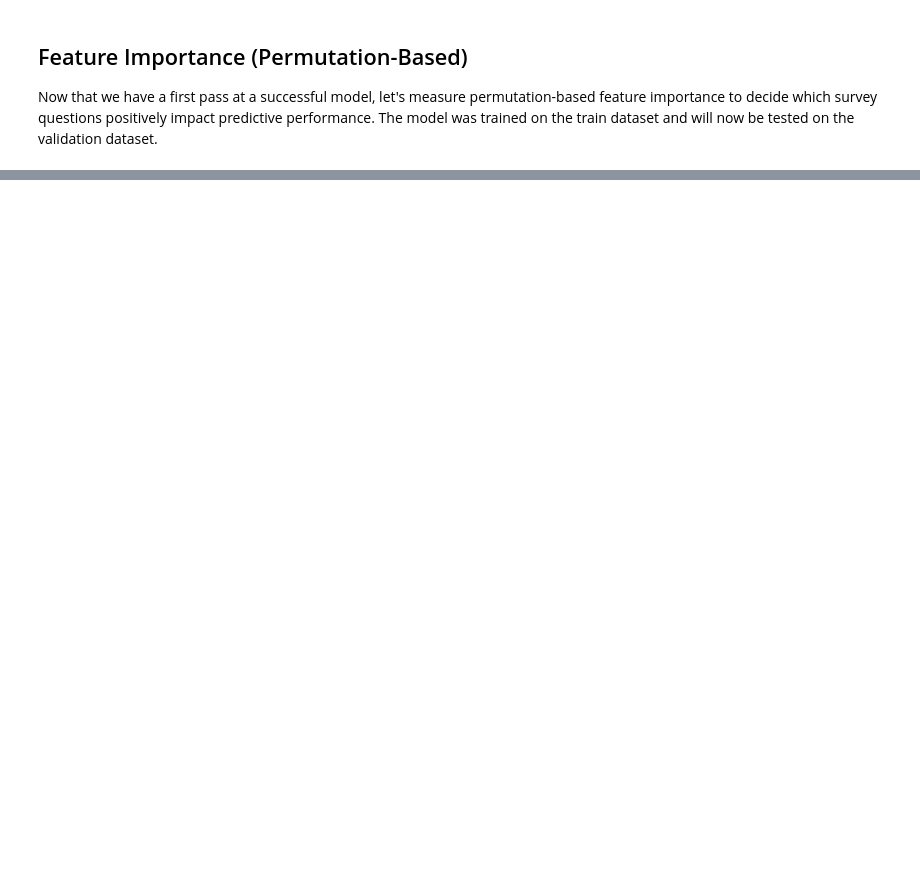
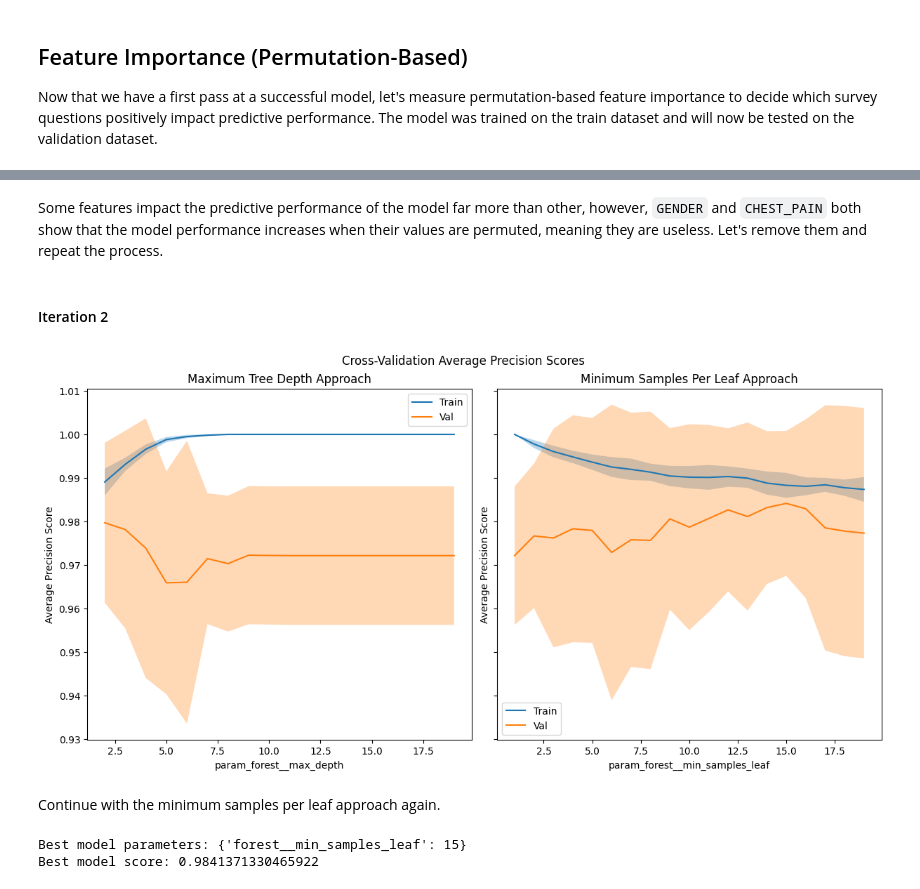
Before and after one commit to jesseingraham/lung-cancer-survey-prediction, a Jupyter notebook: notebooks/predicting-lung-cancer-and-survey-analysis.ipynb, the cells around one changed output, grey strips where cells are left out. Drawn from its saved outputs; the diff is of its cells as text; code cells hidden in the pictures; blank space fills up the shorter version.

```diff
--- a/notebooks/predicting-lung-cancer-and-survey-analysis.ipynb
+++ b/notebooks/predicting-lung-cancer-and-survey-analysis.ipynb
@@ -155,6 +295,6 @@ X_train, X_val, y_train, y_val = train_test_split(X_train, y_train, test_size=0.
 # %%
-# Helper function
 def plot_cv_results(results1, results2, x1='param_max_depth', x2='min_samples_leaf'):
+    """Helper function to visualize cross-validation results between two models."""
     # Create subplots
     fig, (ax1, ax2) = plt.subplots(nrows=1, ncols=2, figsize=(12, 6), constrained_layout=True, sharey=True)
 
@@ -173,7 +313,7 @@ def plot_cv_results(results1, results2, x1='param_max_depth', x2='min_samples_le
 
     ax1.legend()
     ax1.set_xlabel(x1)
-    ax1.set_ylabel('F-beta Score')
+    ax1.set_ylabel('Average Precision Score')
     ax1.set_title('Maximum Tree Depth Approach')
 
     # Right plot
@@ -191,8 +331,8 @@ def plot_cv_results(results1, results2, x1='param_max_depth', x2='min_samples_le
 
     ax2.legend()
     ax2.set_xlabel(x2)
-    ax2.set_ylabel('F-beta Score')
+    ax2.set_ylabel('Average Precision Score')
     ax2.set_title('Minimum Samples Per Leaf Approach')
 
-    fig.suptitle('Cross-Validation F-beta Scores')
+    fig.suptitle('Cross-Validation Average Precision Scores')
     plt.show()
@@ -516,0 +378,57 @@ Thank you for checking out my notebook!
+# %% [markdown]
+Some features impact the predictive performance of the model far more than other, however, `GENDER` and `CHEST_PAIN` both show that the model performance increases when their values are permuted, meaning they are useless. Let's remove them and repeat the process.
+# %% [markdown]
+#### Iteration 2
+# %%
+# Drop features (datsets do not leak since random_state kept constant)
+X = df_encoded.drop(columns=['GENDER', 'CHEST_PAIN', 'LUNG_CANCER']).values
+y = df_encoded['LUNG_CANCER'].values
+feature_names = df_encoded.drop(columns=['GENDER', 'CHEST_PAIN', 'LUNG_CANCER']).columns
+
+# Split X, y into train and test splits and stratify based on target
+X_train, X_test, y_train, y_test = train_test_split(X, y, test_size=0.33, random_state=42, shuffle=True, stratify=y)
+
+# Split X_train, y_train into train and validation splits and stratify based on y_train (for feature importance scoring)
+X_train, X_val, y_train, y_val = train_test_split(X_train, y_train, test_size=0.33, random_state=42, shuffle=True, stratify=y_train)
+
+# Rebuild Pipeline Object
+cat_features = determine_categorical_features(df_encoded.drop(['GENDER', 'CHEST_PAIN', 'LUNG_CANCER'], axis=1), numeric_features=['AGE'])
+
+imb_pipe = Pipeline([('smotenc', SMOTENC(categorical_features=cat_features, random_state=42)),
+                     ('forest', RandomForestClassifier(random_state=42))])
+
+# Rebuild GridSearchCV Objects
+grid1 = GridSearchCV(
+    estimator=imb_pipe,
+    param_grid=params1,
+    scoring='average_precision',
+    cv=5,
+    return_train_score=True
+)
+grid2 = GridSearchCV(
+    estimator=imb_pipe,
+    param_grid=params2,
+    scoring='average_precision',
+    cv=5,
+    return_train_score=True
+)
+
+# Train
+grid1.fit(X_train, y_train)
+grid2.fit(X_train, y_train)
+
+# Plot results
+cv_results1 = pd.DataFrame(grid1.cv_results_)[['param_forest__max_depth', 'mean_train_score', 'std_train_score', 'mean_test_score', 'std_test_score']]
+cv_results2 = pd.DataFrame(grid2.cv_results_)[['param_forest__min_samples_leaf', 'mean_train_score', 'std_train_score', 'mean_test_score', 'std_test_score']]
+plot_cv_results(cv_results1, cv_results2, x1='param_forest__max_depth', x2='param_forest__min_samples_leaf')
+# %% [output]
+[figure, added]
+# %% [markdown]
+Continue with the minimum samples per leaf approach again.
+# %%
+# Verify we agree with GridSearchCV's best parameters
+print(f'Best model parameters: {grid2.best_params_}')
+print(f'Best model score: {grid2.best_score_}')
+# %% [output]
+Best model parameters: {'forest__min_samples_leaf': 15}
+Best model score: 0.9841371330465922
```
Also changed, not shown: parts of 105 cells of this notebook, 2 other files.
